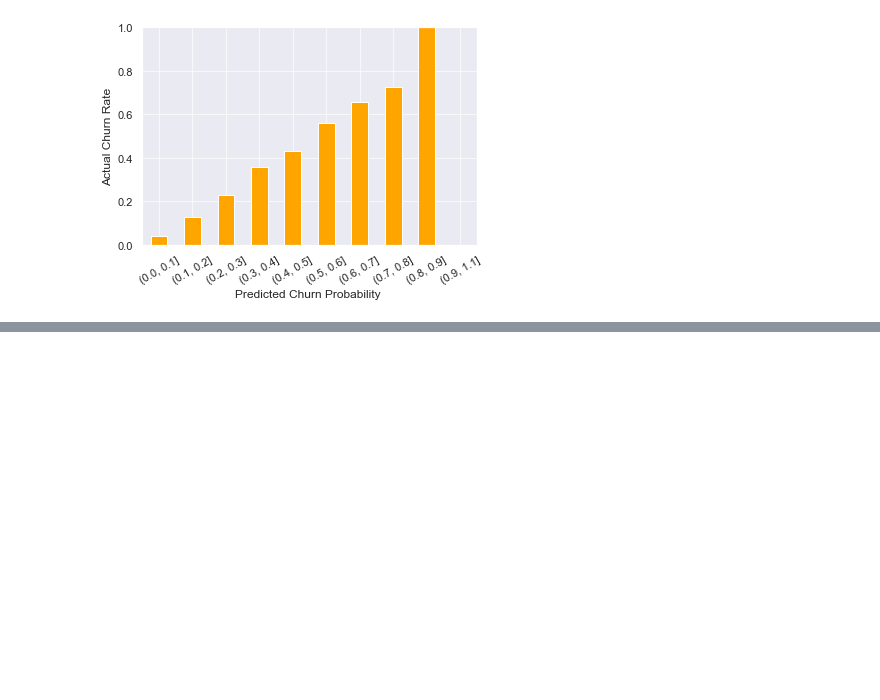
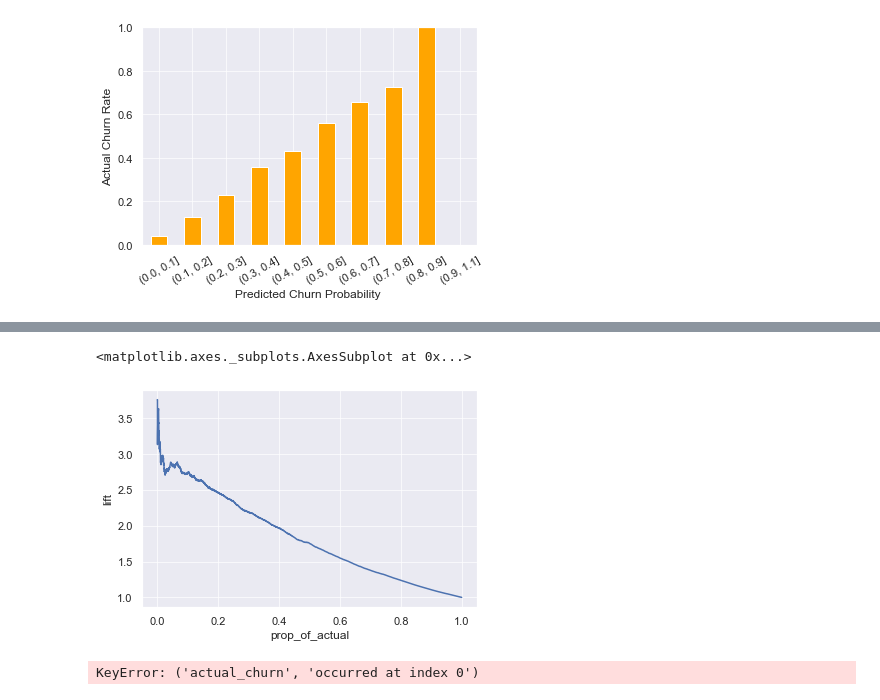
Before and after one commit to ravinder79/Telco_Churn, a Jupyter notebook: Telco_Churn_Final.ipynb, the cells around one changed output, grey strips where cells are left out. Drawn from its saved outputs; the diff is of its cells as text; code cells hidden in the pictures; blank space fills up the shorter version.

```diff
--- a/Telco_Churn_Final.ipynb
+++ b/Telco_Churn_Final.ipynb
@@ -832,0 +854,4 @@ plt.xticks(rotation = 30)
+# %%
+final_csv['prop_of_actual'] = final_csv.cumulative_num/len(final_csv)
+final_csv['prop_of_churn'] = final_csv.cum_churn_cases/final_csv.actual_churn.sum()
+final_csv['lift'] = final_csv['prop_of_churn']/final_csv['prop_of_actual']
@@ -832,0 +874,19 @@ plt.xticks(rotation = 30)
+# %%
+sns.lineplot(x = 'prop_of_actual', y = 'lift', data = final_csv)
+# %% [output]
+<matplotlib.axes._subplots.AxesSubplot at 0x...>
+[figure, added]
+# %%
+def rev(df):
+    if df['actual_churn'] ==1 and  df['churn_prediction'] ==1:
+        return 1287
+    elif df['actual_churn'] == 0 and  df['churn_prediction'] ==1:
+        return -429
+    elif df['actual_churn'] == 1 and  df['churn_prediction'] == 0:
+        return 1287
+    else:
+        return 0
+
+final_csv['revenue'] =  df.apply(rev,axis =1)
+# %% [output]
+KeyError: ('actual_churn', 'occurred at index 0')
```
Also changed, not shown: parts of 9 cells of this notebook.
